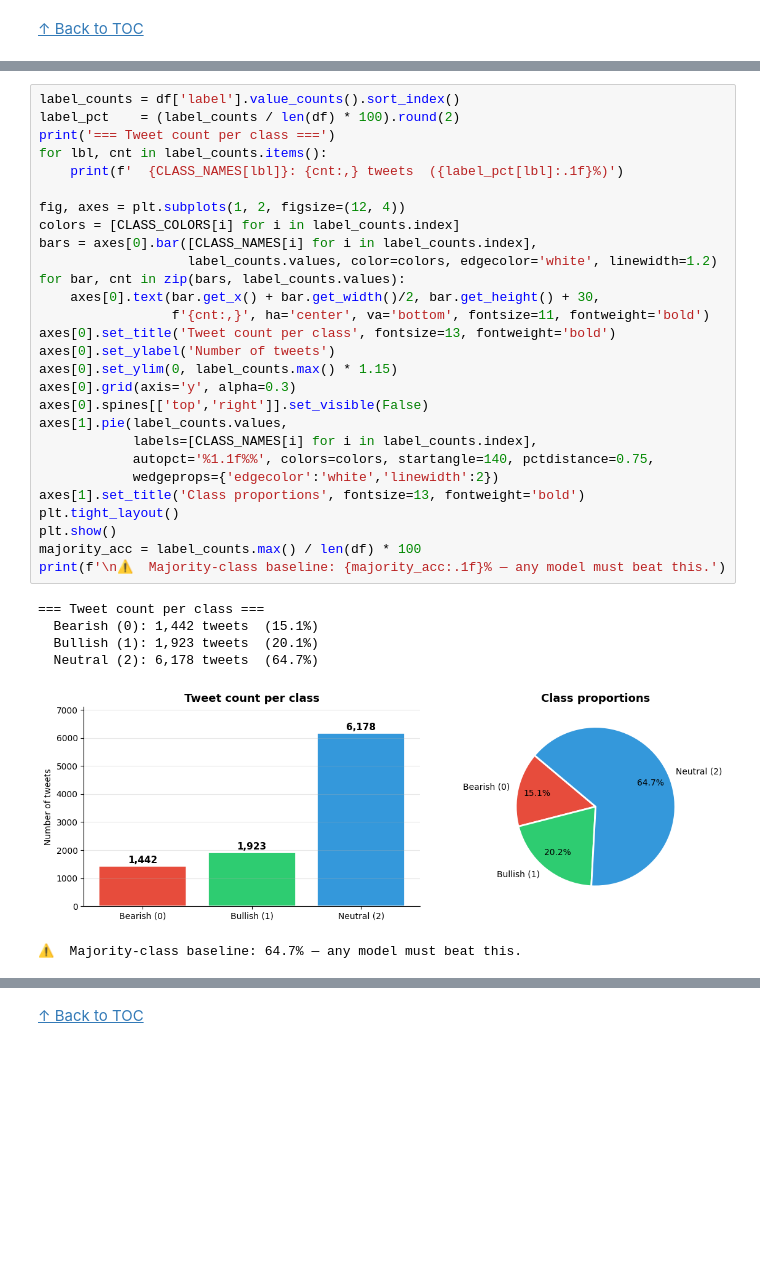
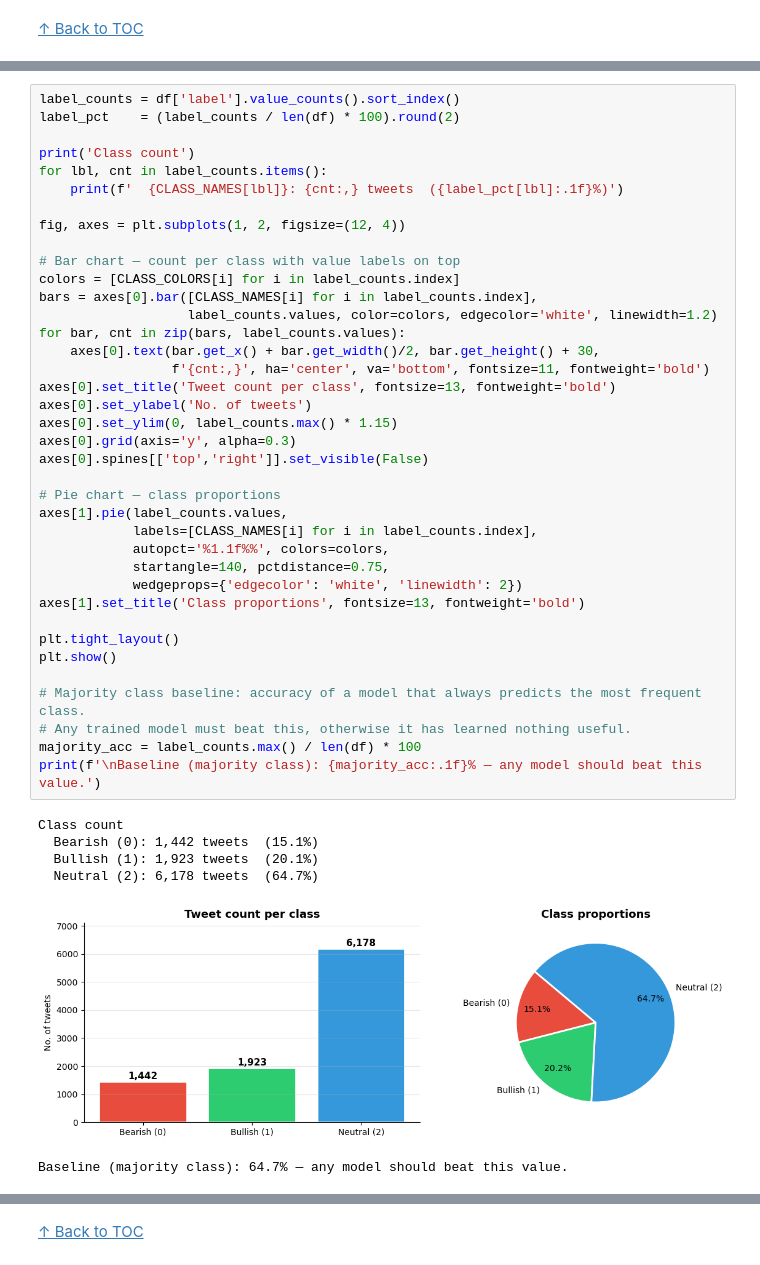
Before and after one commit to rodbarretoteixeira/Text_Mining, a Jupyter notebook: projeto/tm_tests_xx.ipynb, the cells around one changed output, grey strips where cells are left out. Drawn from its saved outputs; the diff is of its cells as text; blank space fills up the shorter version.

```diff
--- a/projeto/tm_tests_xx.ipynb
+++ b/projeto/tm_tests_xx.ipynb
@@ -149,35 +191,45 @@ Important to detect imbalance — if ~40% of tweets are Neutral the model may de
 # %%
 label_counts = df['label'].value_counts().sort_index()
 label_pct    = (label_counts / len(df) * 100).round(2)
-print('=== Tweet count per class ===')
+
+print('Class count')
 for lbl, cnt in label_counts.items():
     print(f'  {CLASS_NAMES[lbl]}: {cnt:,} tweets  ({label_pct[lbl]:.1f}%)')
 
 fig, axes = plt.subplots(1, 2, figsize=(12, 4))
+
+# Bar chart — count per class with value labels on top
 colors = [CLASS_COLORS[i] for i in label_counts.index]
 bars = axes[0].bar([CLASS_NAMES[i] for i in label_counts.index],
                    label_counts.values, color=colors, edgecolor='white', linewidth=1.2)
 for bar, cnt in zip(bars, label_counts.values):
     axes[0].text(bar.get_x() + bar.get_width()/2, bar.get_height() + 30,
                  f'{cnt:,}', ha='center', va='bottom', fontsize=11, fontweight='bold')
 axes[0].set_title('Tweet count per class', fontsize=13, fontweight='bold')
-axes[0].set_ylabel('Number of tweets')
+axes[0].set_ylabel('No. of tweets')
 axes[0].set_ylim(0, label_counts.max() * 1.15)
 axes[0].grid(axis='y', alpha=0.3)
 axes[0].spines[['top','right']].set_visible(False)
+
+# Pie chart — class proportions
 axes[1].pie(label_counts.values,
             labels=[CLASS_NAMES[i] for i in label_counts.index],
-            autopct='%1.1f%%', colors=colors, startangle=140, pctdistance=0.75,
-            wedgeprops={'edgecolor':'white','linewidth':2})
+            autopct='%1.1f%%', colors=colors,
+            startangle=140, pctdistance=0.75,
+            wedgeprops={'edgecolor': 'white', 'linewidth': 2})
 axes[1].set_title('Class proportions', fontsize=13, fontweight='bold')
+
 plt.tight_layout()
 plt.show()
+
+# Majority class baseline: accuracy of a model that always predicts the most frequent class.
+# Any trained model must beat this, otherwise it has learned nothing useful.
 majority_acc = label_counts.max() / len(df) * 100
-print(f'\n⚠️  Majority-class baseline: {majority_acc:.1f}% — any model must beat this.')
+print(f'\nBaseline (majority class): {majority_acc:.1f}% — any model should beat this value.')
 # %% [output]
-=== Tweet count per class ===
+Class count
   Bearish (0): 1,442 tweets  (15.1%)
   Bullish (1): 1,923 tweets  (20.1%)
   Neutral (2): 6,178 tweets  (64.7%)
-[figure, old version]
+[figure, new version]
-⚠️  Majority-class baseline: 64.7% — any model must beat this.
+Baseline (majority class): 64.7% — any model should beat this value.
```
Also changed, not shown: parts of 13 cells of this notebook.
